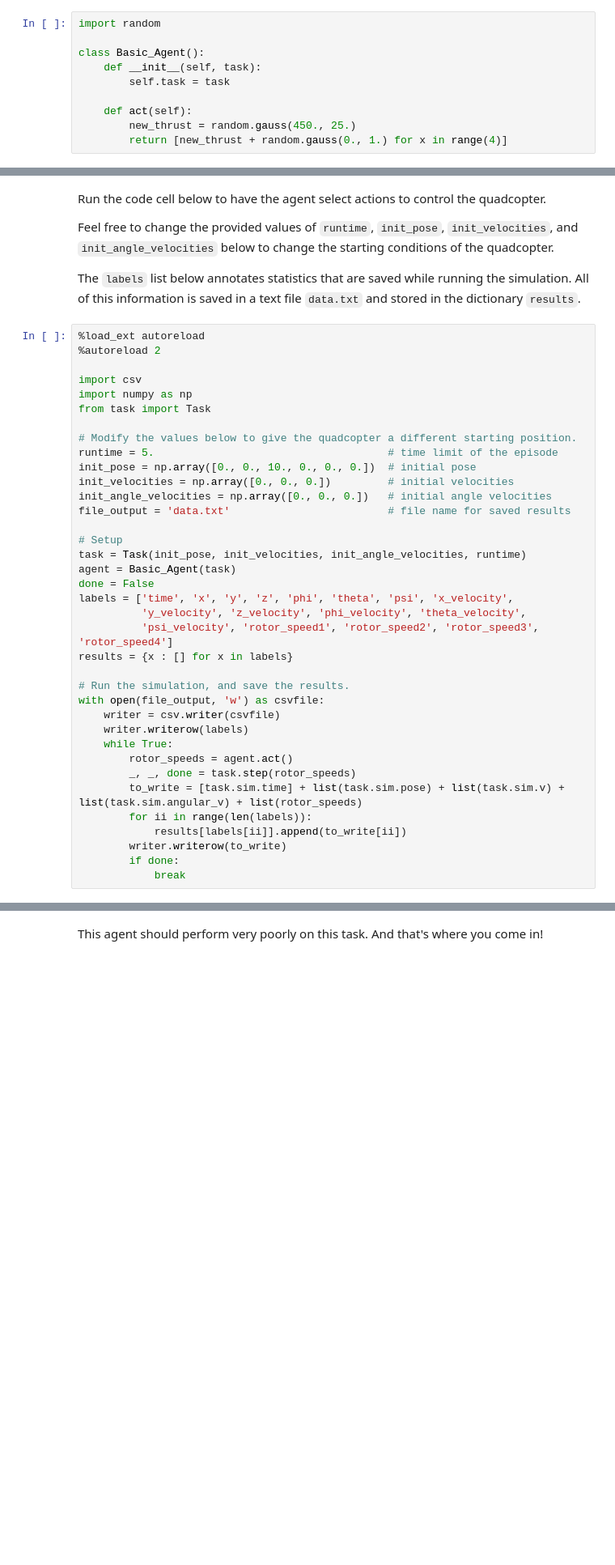
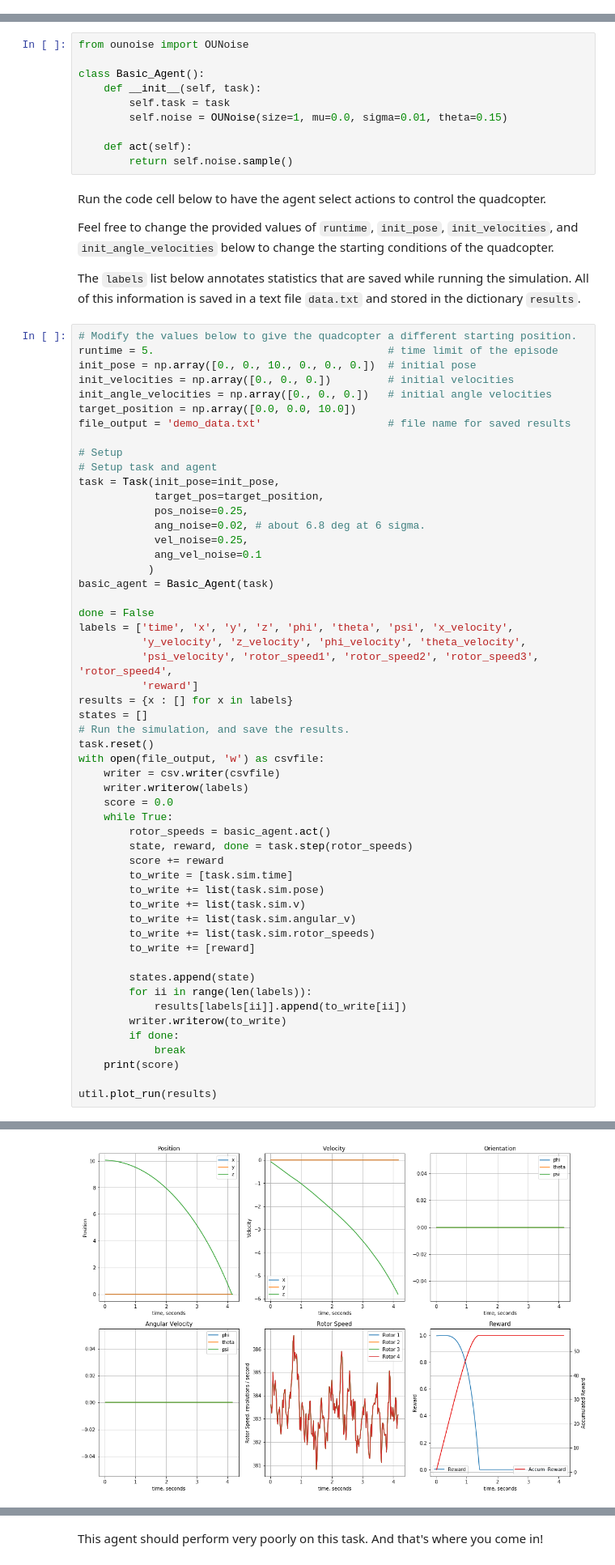
Before and after one commit to salamullahuet/RL_Quadcopter_2, a Jupyter notebook: Quadcopter_Project.ipynb, the cells around one changed output, grey strips where cells are left out. Shown at 81% size. Cells and saved outputs as stored; diff of their text form; blank space fills up the shorter version.

```diff
--- a/Quadcopter_Project.ipynb
+++ b/Quadcopter_Project.ipynb
@@ -28,13 +28,3 @@ We provide a sample agent in the code cell below to show you how to use the sim
 The agent controls the quadcopter by setting the revolutions per second on each of its four rotors.  The provided agent in the `Basic_Agent` class below always selects a random action for each of the four rotors.  These four speeds are returned by the `act` method as a list of four floating-point numbers.
 
 For this project, the agent that you will implement in `agents/agent.py` will have a far more intelligent method for selecting actions!
-# %%
-import random
-
-class Basic_Agent():
-    def __init__(self, task):
-        self.task = task
-
-    def act(self):
-        new_thrust = random.gauss(450., 25.)
-        return [new_thrust + random.gauss(0., 1.) for x in range(4)]
@@ -41,3 +46,13 @@ class Basic_Agent():
+# %%
+from ounoise import OUNoise
+
+class Basic_Agent():
+    def __init__(self, task):
+        self.task = task
+        self.noise = OUNoise(size=1, mu=0.0, sigma=0.01, theta=0.15)
+
+    def act(self):
+        return self.noise.sample()
 # %% [markdown]
 Run the code cell below to have the agent select actions to control the quadcopter.
 
@@ -45,39 +60,56 @@ Feel free to change the provided values of `runtime`, `init_pose`, `init_velocit
 
 The `labels` list below annotates statistics that are saved while running the simulation.  All of this information is saved in a text file `data.txt` and stored in the dictionary `results`.
 # %%
-%load_ext autoreload
-%autoreload 2
-
-import csv
-import numpy as np
-from task import Task
-
 # Modify the values below to give the quadcopter a different starting position.
 runtime = 5.                                     # time limit of the episode
 init_pose = np.array([0., 0., 10., 0., 0., 0.])  # initial pose
 init_velocities = np.array([0., 0., 0.])         # initial velocities
 init_angle_velocities = np.array([0., 0., 0.])   # initial angle velocities
-file_output = 'data.txt'                         # file name for saved results
+target_position = np.array([0.0, 0.0, 10.0])
+file_output = 'demo_data.txt'                    # file name for saved results
 
 # Setup
-task = Task(init_pose, init_velocities, init_angle_velocities, runtime)
-agent = Basic_Agent(task)
+# Setup task and agent
+task = Task(init_pose=init_pose,
+            target_pos=target_position,
+            pos_noise=0.25,
+            ang_noise=0.02, # about 6.8 deg at 6 sigma.
+            vel_noise=0.25,
+            ang_vel_noise=0.1
+           )
+basic_agent = Basic_Agent(task)
+
 done = False
 labels = ['time', 'x', 'y', 'z', 'phi', 'theta', 'psi', 'x_velocity',
           'y_velocity', 'z_velocity', 'phi_velocity', 'theta_velocity',
-          'psi_velocity', 'rotor_speed1', 'rotor_speed2', 'rotor_speed3', 'rotor_speed4']
+          'psi_velocity', 'rotor_speed1', 'rotor_speed2', 'rotor_speed3', 'rotor_speed4',
+          'reward']
 results = {x : [] for x in labels}
-
+states = []
 # Run the simulation, and save the results.
+task.reset()
 with open(file_output, 'w') as csvfile:
     writer = csv.writer(csvfile)
     writer.writerow(labels)
+    score = 0.0
     while True:
-        rotor_speeds = agent.act()
-        _, _, done = task.step(rotor_speeds)
-        to_write = [task.sim.time] + list(task.sim.pose) + list(task.sim.v) + list(task.sim.angular_v) + list(rotor_speeds)
+        rotor_speeds = basic_agent.act()
+        state, reward, done = task.step(rotor_speeds)
+        score += reward
+        to_write = [task.sim.time]
+        to_write += list(task.sim.pose)
+        to_write += list(task.sim.v)
+        to_write += list(task.sim.angular_v)
+        to_write += list(task.sim.rotor_speeds)
+        to_write += [reward]
+
+        states.append(state)
         for ii in range(len(labels)):
             results[labels[ii]].append(to_write[ii])
         writer.writerow(to_write)
         if done:
             break
+    print(score)
+
+util.plot_run(results)
+# %% [output]
@@ -83,0 +117 @@ with open(file_output, 'w') as csvfile:
+[figure, added]
```
Also changed, not shown: parts of 30 cells of this notebook, 8 other files.
